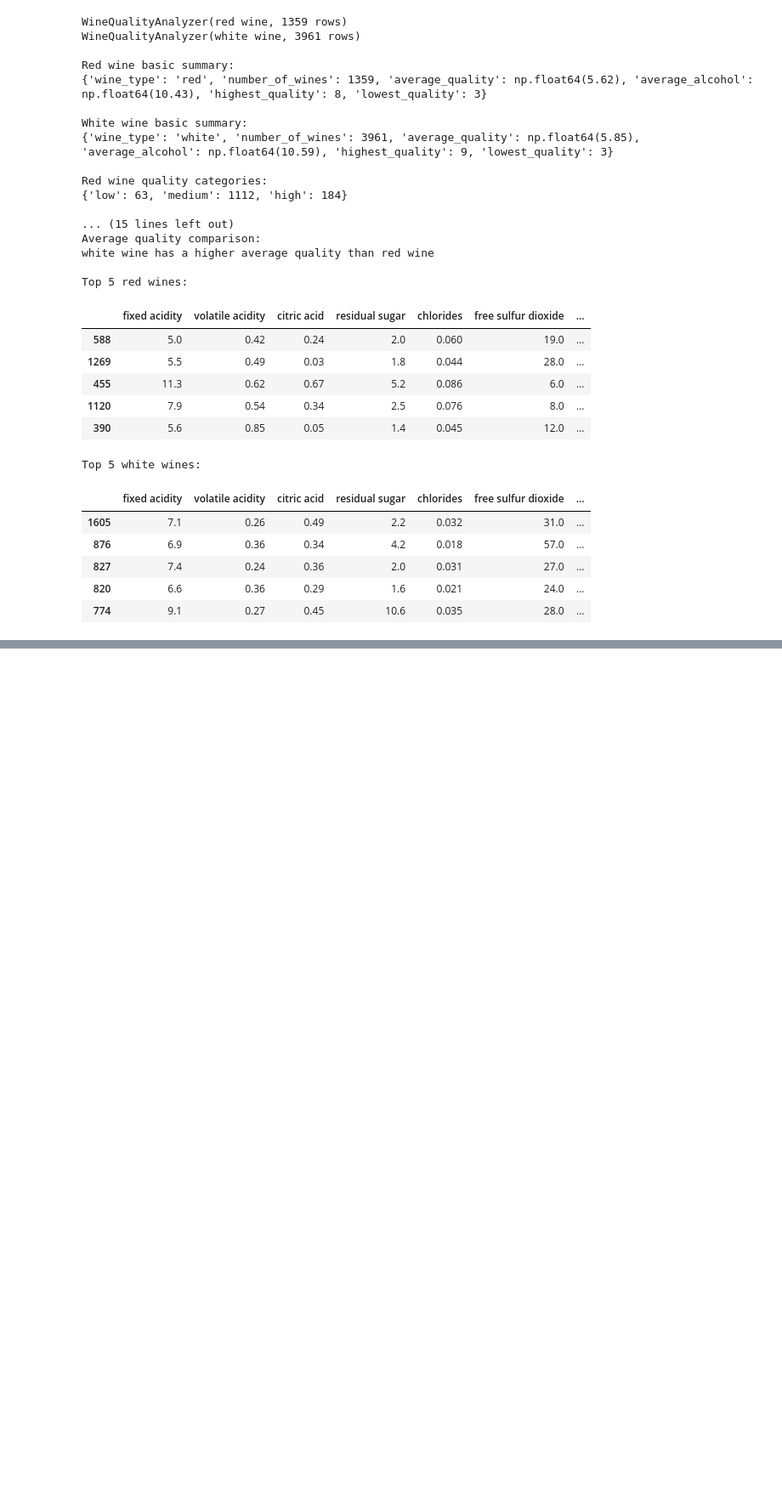
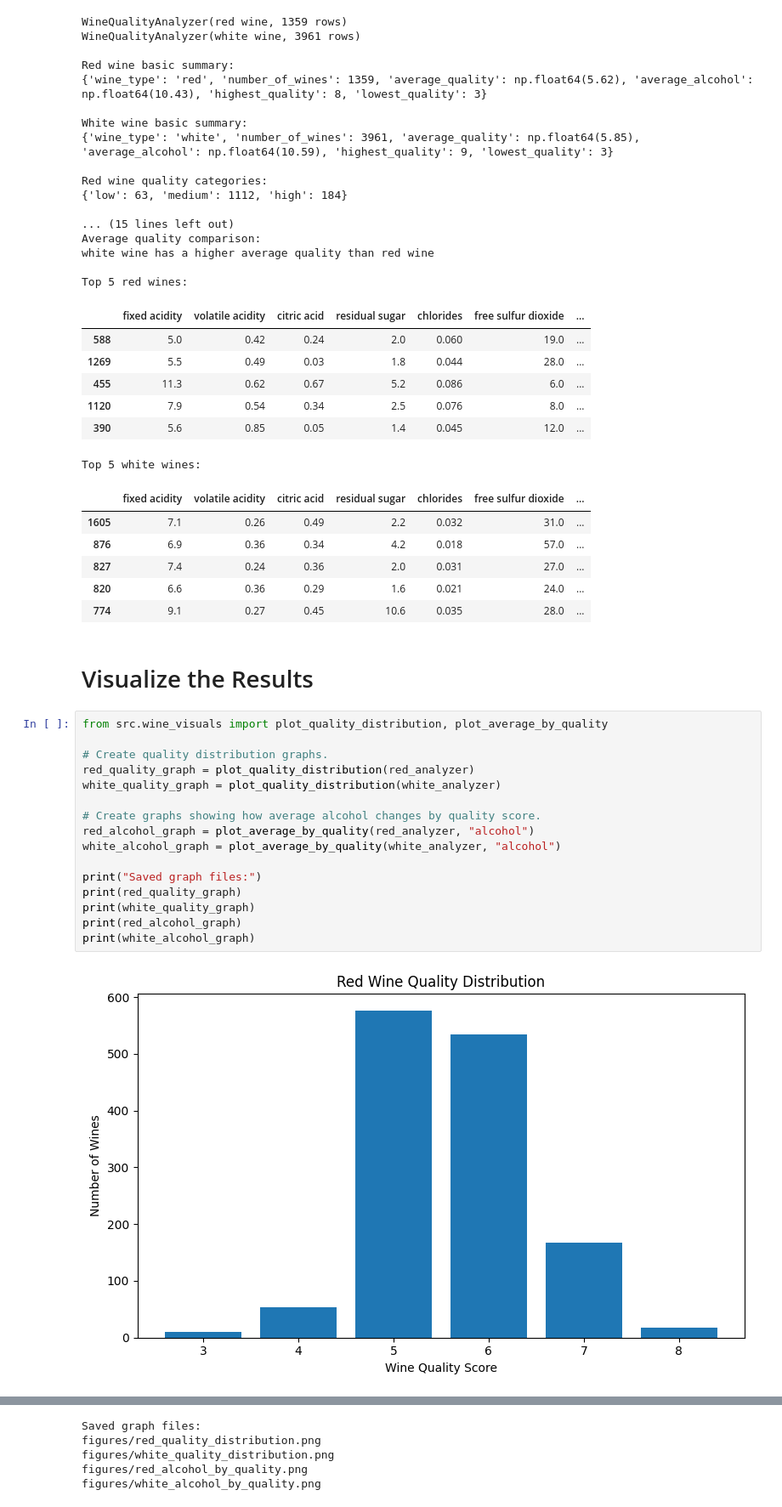
Before and after one commit to rprescot-spec/wine-quality-analysis, a Jupyter notebook: Wine_Quality_Analysis.ipynb, the cells around one changed output, grey strips where cells are left out. Shown at 85% size. Cells and saved outputs as stored; diff of their text form; blank space fills up the shorter version.

Commit message:
Add main notebook workflow for wine quality analysis

```diff
--- a/Wine_Quality_Analysis.ipynb
+++ b/Wine_Quality_Analysis.ipynb
@@ -183,3 +183,23 @@ Top 5 white wines:
 | 827 | 7.4 | 0.24 | 0.36 | 2.0 | 0.031 | 27.0 | ... |
 | 820 | 6.6 | 0.36 | 0.29 | 1.6 | 0.021 | 24.0 | ... |
 | 774 | 9.1 | 0.27 | 0.45 | 10.6 | 0.035 | 28.0 | ... |
+# %% [markdown]
+# Visualize the Results
+# %%
+from src.wine_visuals import plot_quality_distribution, plot_average_by_quality
+
+# Create quality distribution graphs.
+red_quality_graph = plot_quality_distribution(red_analyzer)
+white_quality_graph = plot_quality_distribution(white_analyzer)
+
+# Create graphs showing how average alcohol changes by quality score.
+red_alcohol_graph = plot_average_by_quality(red_analyzer, "alcohol")
+white_alcohol_graph = plot_average_by_quality(white_analyzer, "alcohol")
+
+print("Saved graph files:")
+print(red_quality_graph)
+print(white_quality_graph)
+print(red_alcohol_graph)
+print(white_alcohol_graph)
+# %% [output]
+[figure, added]
@@ -185,0 +209,5 @@ Top 5 white wines:
+Saved graph files:
+figures/red_quality_distribution.png
+figures/white_quality_distribution.png
+figures/red_alcohol_by_quality.png
+figures/white_alcohol_by_quality.png
```
Also changed, not shown: parts of 1 cell of this notebook.
